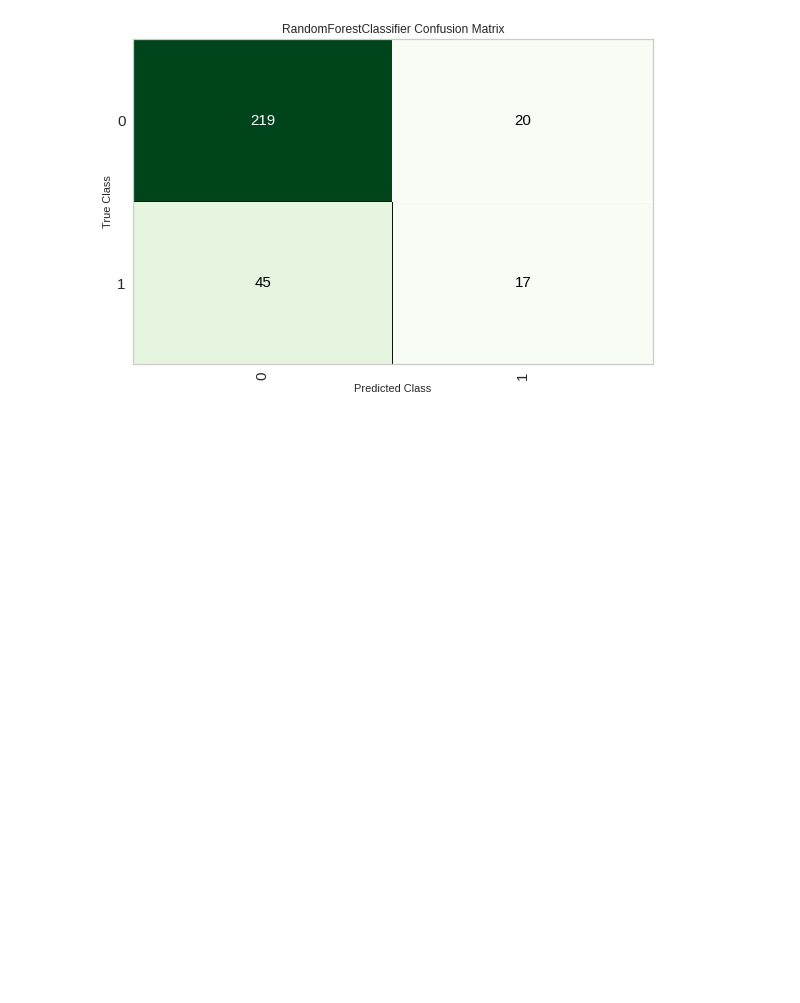
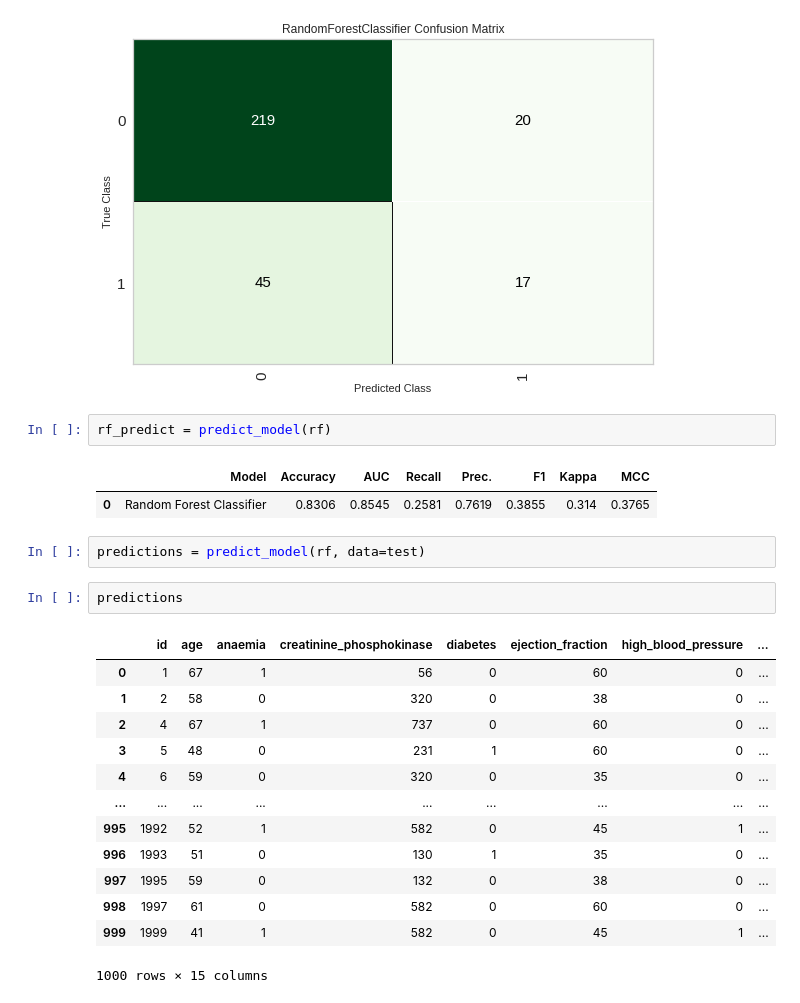
Before and after one commit to Ryo-Tanohata/sig_beginner9, a Jupyter notebook: PyCaret_beginner9.ipynb, the cells around one changed output. Drawn from its saved outputs; the diff is of its cells as text; blank space fills up the shorter version.

```diff
--- a/PyCaret_beginner9.ipynb
+++ b/PyCaret_beginner9.ipynb
@@ -231,3 +231,26 @@ plot_model(tuned_model, plot='feature')
 plot_model(tuned_model, plot = 'confusion_matrix')
 # %% [output]
 [figure]
+# %%
+rf_predict = predict_model(rf)
+# %% [output]
+|  | Model | Accuracy | AUC | Recall | Prec. | F1 | Kappa | MCC |
+| 0 | Random Forest Classifier | 0.8306 | 0.8545 | 0.2581 | 0.7619 | 0.3855 | 0.314 | 0.3765 |
+# %%
+predictions = predict_model(rf, data=test)
+# %%
+predictions
+# %% [output]
+|  | id | age | anaemia | creatinine_phosphokinase | diabetes | ejection_fraction | high_blood_pressure | ... |
+| 0 | 1 | 67 | 1 | 56 | 0 | 60 | 0 | ... |
+| 1 | 2 | 58 | 0 | 320 | 0 | 38 | 0 | ... |
+| 2 | 4 | 67 | 1 | 737 | 0 | 60 | 0 | ... |
+| 3 | 5 | 48 | 0 | 231 | 1 | 60 | 0 | ... |
+| 4 | 6 | 59 | 0 | 320 | 0 | 35 | 0 | ... |
+| ... | ... | ... | ... | ... | ... | ... | ... | ... |
+| 995 | 1992 | 52 | 1 | 582 | 0 | 45 | 1 | ... |
+| 996 | 1993 | 51 | 0 | 130 | 1 | 35 | 0 | ... |
+| 997 | 1995 | 59 | 0 | 132 | 0 | 38 | 0 | ... |
+| 998 | 1997 | 61 | 0 | 582 | 0 | 60 | 0 | ... |
+| 999 | 1999 | 41 | 1 | 582 | 0 | 45 | 1 | ... |
+1000 rows × 15 columns
```
